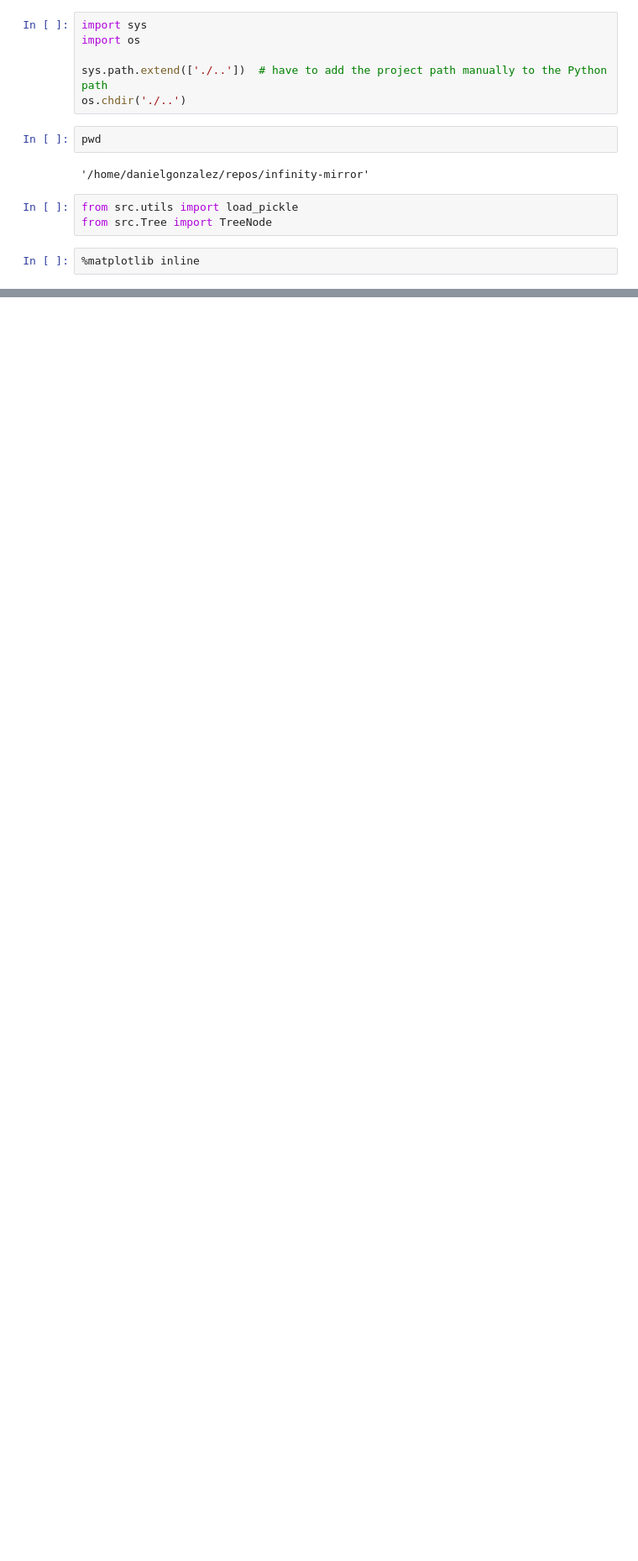
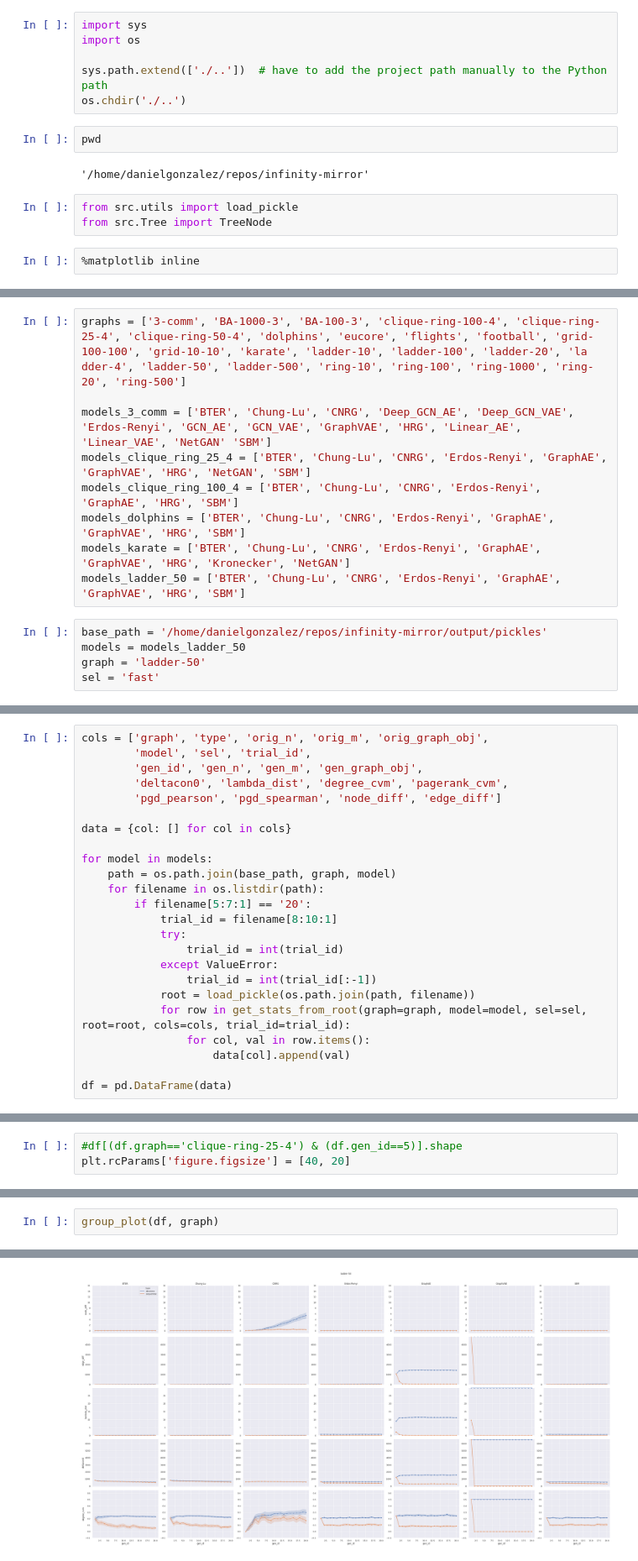
Before and after one commit to satyakisikdar/infinity-mirror, a Jupyter notebook: analysis/dan-basic.ipynb, the cells around one changed output, grey strips where cells are left out. Shown at 84% size. Saved outputs shown, nothing was run; the diff lists cells and outputs as text; blank space fills up the shorter version.

Commit message:
updated visuals 	modified:   dan-basic.ipynb

```diff
--- a/analysis/dan-basic.ipynb
+++ b/analysis/dan-basic.ipynb
@@ -468,0 +30,14 @@ group_plot(df)
+# %%
+graphs = ['3-comm', 'BA-1000-3', 'BA-100-3', 'clique-ring-100-4', 'clique-ring-25-4', 'clique-ring-50-4', 'dolphins', 'eucore', 'flights', 'football', 'grid-100-100', 'grid-10-10', 'karate', 'ladder-10', 'ladder-100', 'ladder-20', 'la    dder-4', 'ladder-50', 'ladder-500', 'ring-10', 'ring-100', 'ring-1000', 'ring-20', 'ring-500']
+
+models_3_comm = ['BTER', 'Chung-Lu', 'CNRG', 'Deep_GCN_AE', 'Deep_GCN_VAE', 'Erdos-Renyi', 'GCN_AE', 'GCN_VAE', 'GraphVAE', 'HRG', 'Linear_AE', 'Linear_VAE', 'NetGAN' 'SBM']
+models_clique_ring_25_4 = ['BTER', 'Chung-Lu', 'CNRG', 'Erdos-Renyi', 'GraphAE', 'GraphVAE', 'HRG', 'NetGAN', 'SBM']
+models_clique_ring_100_4 = ['BTER', 'Chung-Lu', 'CNRG', 'Erdos-Renyi', 'GraphAE', 'HRG', 'SBM']
+models_dolphins = ['BTER', 'Chung-Lu', 'CNRG', 'Erdos-Renyi', 'GraphAE', 'GraphVAE', 'HRG', 'SBM']
+models_karate = ['BTER', 'Chung-Lu', 'CNRG', 'Erdos-Renyi', 'GraphAE', 'GraphVAE', 'HRG', 'Kronecker', 'NetGAN']
+models_ladder_50 = ['BTER', 'Chung-Lu', 'CNRG', 'Erdos-Renyi', 'GraphAE', 'GraphVAE', 'HRG', 'SBM']
+# %%
+base_path = '/home/danielgonzalez/repos/infinity-mirror/output/pickles'
+models = models_ladder_50
+graph = 'ladder-50'
+sel = 'fast'
@@ -468,0 +104,24 @@ group_plot(df)
+# %%
+cols = ['graph', 'type', 'orig_n', 'orig_m', 'orig_graph_obj',
+        'model', 'sel', 'trial_id',
+        'gen_id', 'gen_n', 'gen_m', 'gen_graph_obj',
+        'deltacon0', 'lambda_dist', 'degree_cvm', 'pagerank_cvm',
+        'pgd_pearson', 'pgd_spearman', 'node_diff', 'edge_diff']
+
+data = {col: [] for col in cols}
+
+for model in models:
+    path = os.path.join(base_path, graph, model)
+    for filename in os.listdir(path):
+        if filename[5:7:1] == '20':
+            trial_id = filename[8:10:1]
+            try:
+                trial_id = int(trial_id)
+            except ValueError:
+                trial_id = int(trial_id[:-1])
+            root = load_pickle(os.path.join(path, filename))
+            for row in get_stats_from_root(graph=graph, model=model, sel=sel, root=root, cols=cols, trial_id=trial_id):
+                for col, val in row.items():
+                    data[col].append(val)
+
+df = pd.DataFrame(data)
@@ -468,0 +144,3 @@ group_plot(df)
+# %%
+#df[(df.graph=='clique-ring-25-4') & (df.gen_id==5)].shape
+plt.rcParams['figure.figsize'] = [40, 20]
@@ -468,0 +224,3 @@ group_plot(df)
+# %%
+group_plot(df, graph)
+# %% [output]
@@ -468,0 +228 @@ group_plot(df)
+[figure, added]
```
Also changed, not shown: parts of 38 cells of this notebook.
